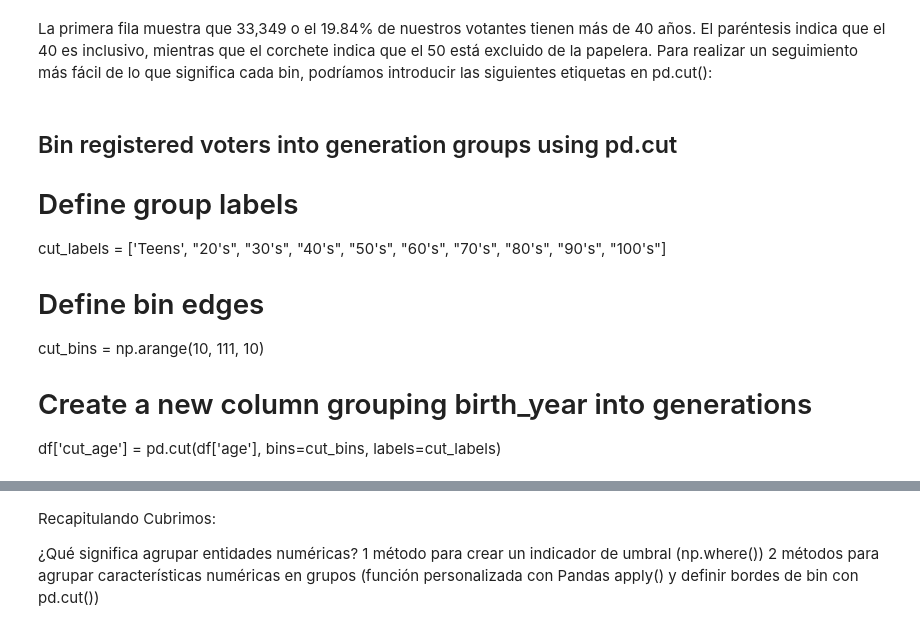
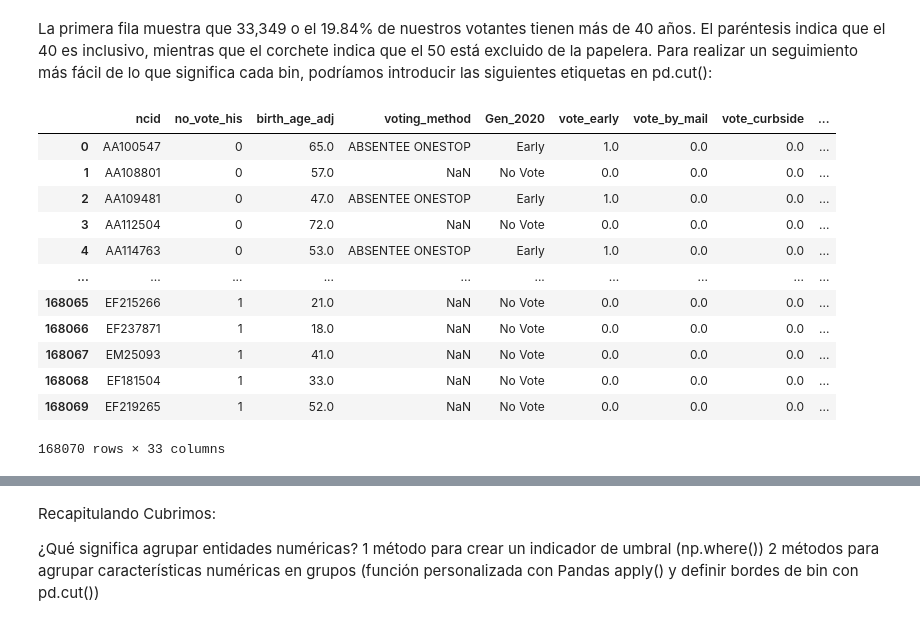
Before and after one commit to Nana8310/Curso_Pandas, a Jupyter notebook: Notebook/Prácticas/Práctica-41_Varios/Clase_73/artículos_Binning.ipynb, the cells around one changed output, grey strips where cells are left out. Saved outputs shown, nothing was run; the diff lists cells and outputs as text; code cells hidden in the pictures.

```diff
--- a/Notebook/Prácticas/Práctica-41_Varios/Clase_73/artículos_Binning.ipynb
+++ b/Notebook/Prácticas/Práctica-41_Varios/Clase_73/artículos_Binning.ipynb
@@ -34,0 +33,3 @@ df['first_pres_elec'] = np.where(df['age']< 22, 1, 0)
+# %%
+df = pd.read_csv('UC_gen_2020.gz')
+df.head()
@@ -94,0 +128,13 @@ df['cut_generation'] = pd.cut(df['birth_year'], bins=cut_bins, labels=cut_labels
+# %%
+## Bin registered voters into generation groups using pd.cut
+
+# Define group labels
+cut_labels = ['Greatest-Silent', 'Boomer', 'GenX', 'Millennial', 'GenZ']
+
+# Define bin edges
+cut_bins = [0, 1945, 1964, 1980, 1996, 2100]
+
+# Create a new column grouping birth_year into generations
+df['cut_generation'] = pd.cut(df['birth_year'], bins=cut_bins, labels=cut_labels)
+
+df.head()
@@ -106,19 +153,42 @@ df['cut_age'] = pd.cut(df['age'], bins=cut_bins)
+# %%
+## Bin registered voters into generation groups using pd.cut
+# Define bin edges
+cut_bins = np.arange(10, 111, 10)
+
+# Create a new column grouping birth_year into generations
+df['cut_age'] = pd.cut(df['birth_age_adj'], bins=cut_bins)
 # %% [markdown]
 La primera línea define un rango que comienza en 10 y continúa hasta, pero sin incluir 110, aumentando en 10 en cada paso. La segunda línea utiliza ese rango como bordes de contenedor para discretizar a los votantes registrados por edad en los siguientes grupos:
 # %% [markdown]
 ![image.png](attachment:image.png)
 # %% [markdown]
 La primera fila muestra que 33,349 o el 19.84% de nuestros votantes tienen más de 40 años. El paréntesis indica que el 40 es inclusivo, mientras que el corchete indica que el 50 está excluido de la papelera. Para realizar un seguimiento más fácil de lo que significa cada bin, podríamos introducir las siguientes etiquetas en pd.cut():
-# %% [markdown]
-## Bin registered voters into generation groups using pd.cut
-# Define group labels
-cut_labels = ['Teens', "20's", "30's", "40's", "50's", "60's", "70's", "80's", "90's", "100's"]
-
-# Define bin edges
-cut_bins = np.arange(10, 111, 10)
-
-# Create a new column grouping birth_year into generations
-df['cut_age'] = pd.cut(df['age'], bins=cut_bins, labels=cut_labels)
+# %%
+## Bin registered voters into generation groups using pd.cut
+# Define group labels
+cut_labels = ['Teens', "20's", "30's", "40's", "50's", "60's", "70's", "80's", "90's", "100's"]
+
+# Define bin edges
+cut_bins = np.arange(10, 111, 10)
+
+# Create a new column grouping birth_year into generations
+df['cut_age'] = pd.cut(df['birth_age_adj'], bins=cut_bins, labels=cut_labels)
+# %%
+df
+# %% [output]
+|  | ncid | no_vote_his | birth_age_adj | voting_method | Gen_2020 | vote_early | vote_by_mail | vote_curbside | ... |
+| 0 | AA100547 | 0 | 65.0 | ABSENTEE ONESTOP | Early | 1.0 | 0.0 | 0.0 | ... |
+| 1 | AA108801 | 0 | 57.0 | NaN | No Vote | 0.0 | 0.0 | 0.0 | ... |
+| 2 | AA109481 | 0 | 47.0 | ABSENTEE ONESTOP | Early | 1.0 | 0.0 | 0.0 | ... |
+| 3 | AA112504 | 0 | 72.0 | NaN | No Vote | 0.0 | 0.0 | 0.0 | ... |
+| 4 | AA114763 | 0 | 53.0 | ABSENTEE ONESTOP | Early | 1.0 | 0.0 | 0.0 | ... |
+| ... | ... | ... | ... | ... | ... | ... | ... | ... | ... |
+| 168065 | EF215266 | 1 | 21.0 | NaN | No Vote | 0.0 | 0.0 | 0.0 | ... |
+| 168066 | EF237871 | 1 | 18.0 | NaN | No Vote | 0.0 | 0.0 | 0.0 | ... |
+| 168067 | EM25093 | 1 | 41.0 | NaN | No Vote | 0.0 | 0.0 | 0.0 | ... |
+| 168068 | EF181504 | 1 | 33.0 | NaN | No Vote | 0.0 | 0.0 | 0.0 | ... |
+| 168069 | EF219265 | 1 | 52.0 | NaN | No Vote | 0.0 | 0.0 | 0.0 | ... |
+168070 rows × 33 columns
 # %% [markdown]
 ![image.png](attachment:image.png)
 # %% [markdown]
```
Also changed, not shown: parts of 21 cells of this notebook, 3 other files.
